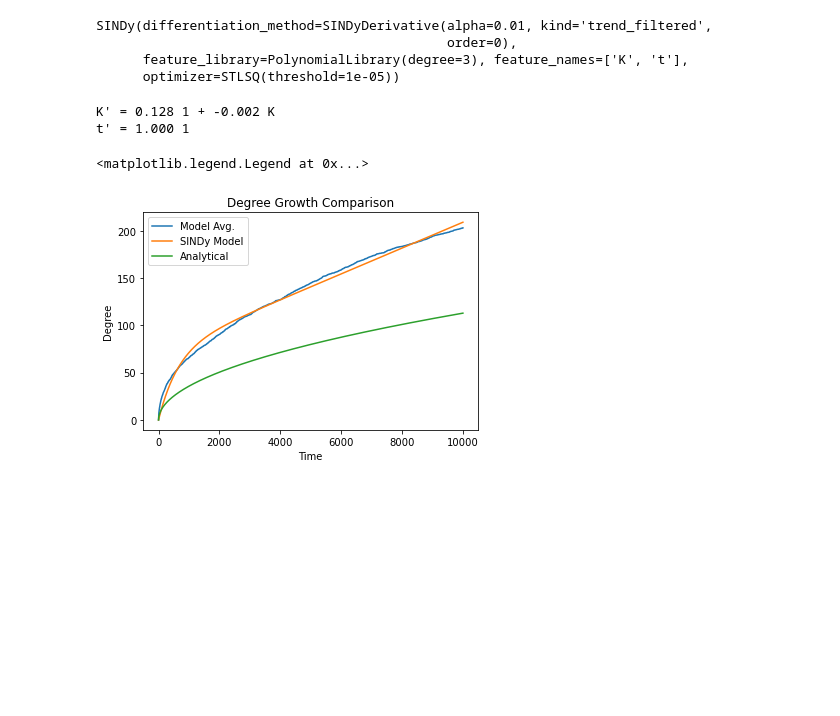
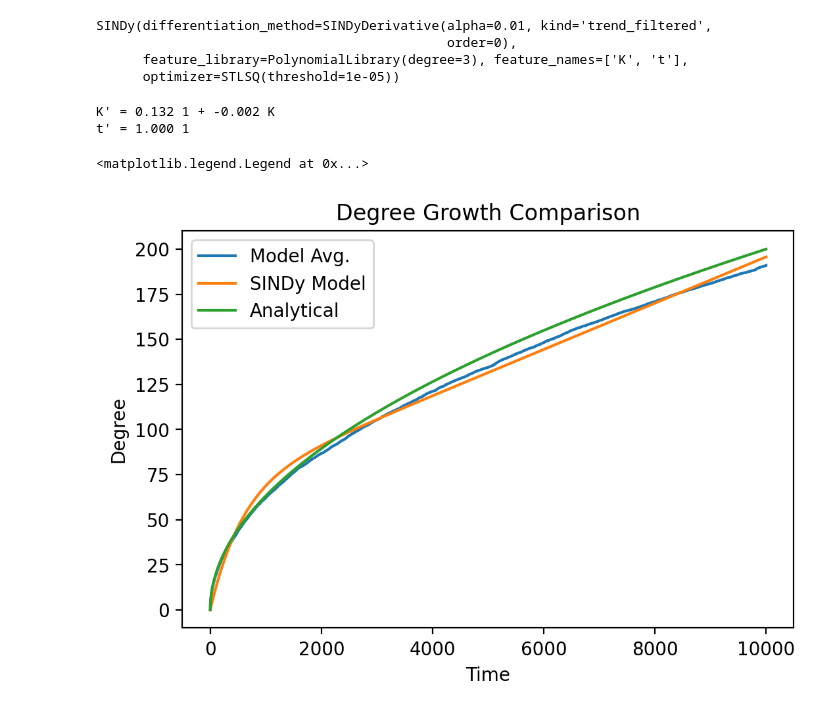
Before and after one commit to DavidContrerasFranco/Data-Driven-Dynamics-Understanding, a Jupyter notebook: Notebooks/barabasi_sindy.ipynb, the cells around one changed output. Saved outputs shown, nothing was run; the diff lists cells and outputs as text; code cells hidden in the pictures; blank space fills up the shorter version.

Commit message:
Barabasi w/ SINDy 50N Avg Estimation

```diff
--- a/Notebooks/barabasi_sindy.ipynb
+++ b/Notebooks/barabasi_sindy.ipynb
@@ -8,7 +8,7 @@ import matplotlib.pyplot as plt
 from sklearn.linear_model import Lasso
 # %%
 # Amount of networks to generate
-nets = 10
+nets = 50
 
 # Generation Options
 nodes = 10000
@@ -86,7 +89,7 @@ For the optimizer an initial attempt with the sequentially-thresholded least-squ
 model = ps.SINDy(
     differentiation_method=ps.SINDyDerivative(kind='trend_filtered', order=0, alpha=1e-2),
     feature_library=ps.PolynomialLibrary(degree=3),
-    optimizer=ps.STLSQ(threshold=0.00001),
+    optimizer=ps.STLSQ(threshold=1e-5),
     feature_names=['K', 't']
 )
 # %%
@@ -102,32 +105,28 @@ SINDy(differentiation_method=SINDyDerivative(alpha=0.01, kind='trend_filtered',
 # %%
 model.print()
 # %% [output]
-K' = 0.128 1 + -0.002 K
+K' = 0.132 1 + -0.002 K
 t' = 1.000 1
 # %%
 # Get vectors for plotting
 k_mod = avg_degree[:,0]
 k_sim = model.simulate([0,0], t=t)[:,0]
-# %%
-# Analytic approach
-def barabasi(k, t):
-    return k / (2*t)
-
-T = 10000
-k_ant = np.zeros(T)
-k_ant[1:10] = k_mod[1:10]
-
-for t_a in range(1, T-1):
-        dk = barabasi(k_ant[t_a], t_a)
-        k_ant[t_a + 1] = k_ant[t_a] + dk
+# %%
+# Analytic approach
+def barabasi(m, t, t_i):
+    return m * np.sqrt(t / t_i)
+
+t = np.arange(10000)
+k_ant = barabasi(2, t, 1)
 # %%
+fig=plt.figure(figsize=(6,4), dpi= 200, facecolor='w', edgecolor='k')
 plt.plot(t, k_mod)
 plt.plot(t, k_sim)
 plt.plot(t, k_ant)
 plt.title('Degree Growth Comparison')
 plt.xlabel('Time')
 plt.ylabel('Degree')
 plt.legend(['Model Avg.', 'SINDy Model', 'Analytical'])
 # %% [output]
 <matplotlib.legend.Legend at 0x...>
-[figure, old version]
+[figure, new version]
```
Also changed, not shown: parts of 3 cells of this notebook, 2 other files.
